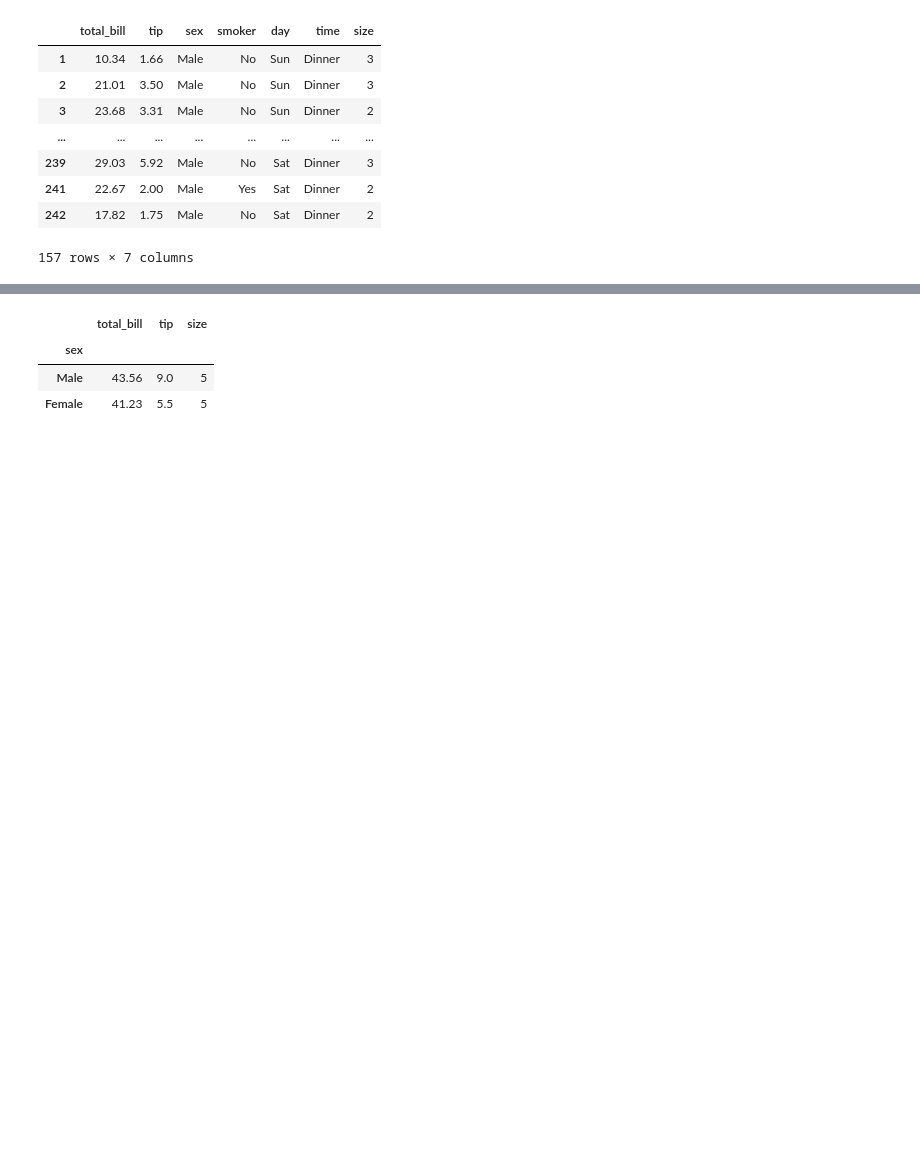
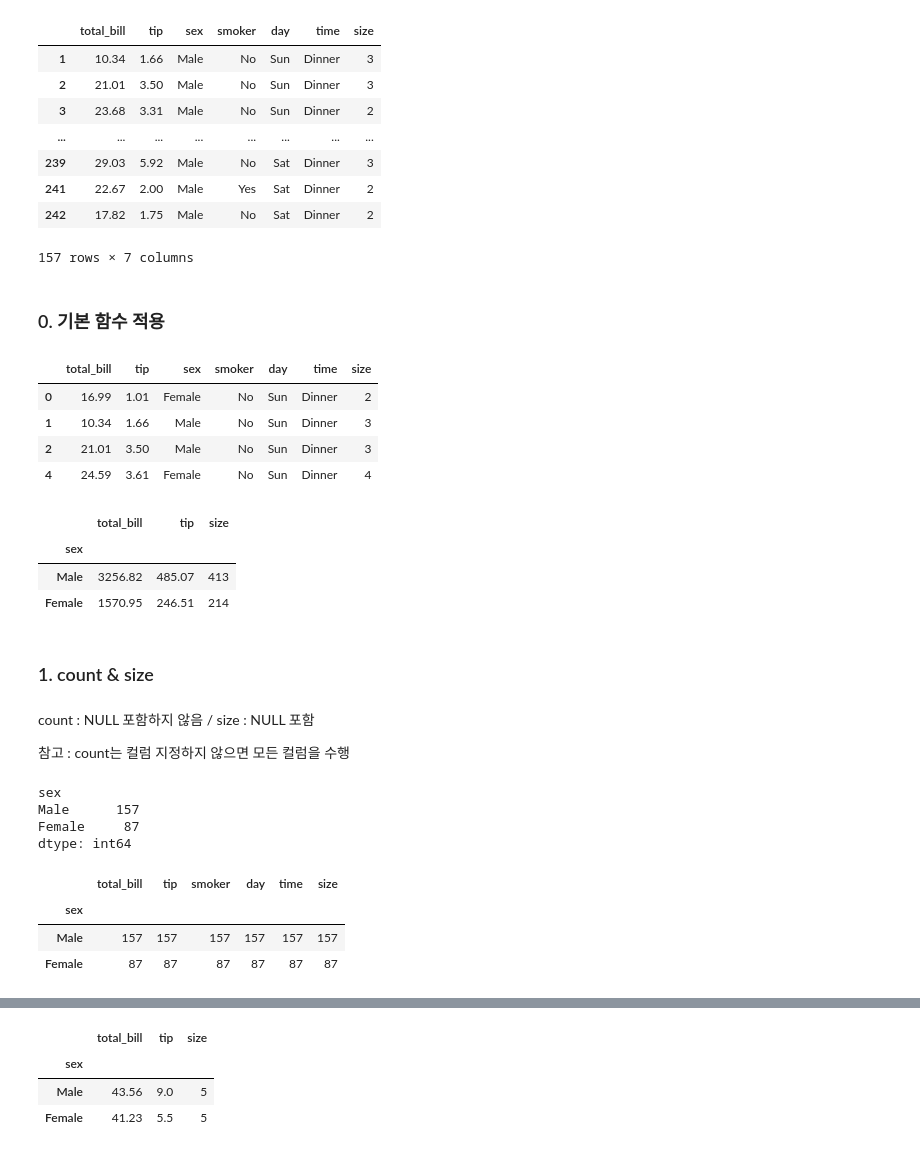
Before and after one commit to yahwang/Data-Processing-With-Pandas-Note, a Jupyter notebook: preprocessing/group_preprocess.ipynb, the cells around one changed output, grey strips where cells are left out. Cells and saved outputs as stored; diff of their text form; code cells hidden in the pictures; blank space fills up the shorter version.

Commit message:
update : groupby 보완 및 pd.cut 추가

```diff
--- a/preprocessing/group_preprocess.ipynb
+++ b/preprocessing/group_preprocess.ipynb
@@ -26,3 +26,40 @@ tips_grouped.get_group('Male')
 | 241 | 22.67 | 2.00 | Male | Yes | Sat | Dinner | 2 |
 | 242 | 17.82 | 1.75 | Male | No | Sat | Dinner | 2 |
 157 rows × 7 columns
+# %% [markdown]
+### 0. 기본 함수 적용
+# %%
+tips.groupby('sex').head(2)
+# %% [output]
+|  | total_bill | tip | sex | smoker | day | time | size |
+| 0 | 16.99 | 1.01 | Female | No | Sun | Dinner | 2 |
+| 1 | 10.34 | 1.66 | Male | No | Sun | Dinner | 3 |
+| 2 | 21.01 | 3.50 | Male | No | Sun | Dinner | 3 |
+| 4 | 24.59 | 3.61 | Female | No | Sun | Dinner | 4 |
+# %%
+tips.groupby('sex').sum()
+# %% [output]
+|  | total_bill | tip | size |
+| sex |  |  |  |
+| Male | 3256.82 | 485.07 | 413 |
+| Female | 1570.95 | 246.51 | 214 |
+# %% [markdown]
+### 1. count & size
+# %% [markdown]
+count : NULL 포함하지 않음 / size : NULL 포함
+
+참고 : count는 컬럼 지정하지 않으면 모든 컬럼을 수행
+# %%
+tips.groupby('sex').size()
+# %% [output]
+sex
+Male      157
+Female     87
+dtype: int64
+# %%
+tips.groupby('sex').count()
+# %% [output]
+|  | total_bill | tip | smoker | day | time | size |
+| sex |  |  |  |  |  |  |
+| Male | 157 | 157 | 157 | 157 | 157 | 157 |
+| Female | 87 | 87 | 87 | 87 | 87 | 87 |
```
Also changed, not shown: parts of 11 cells of this notebook, 2 other files.
